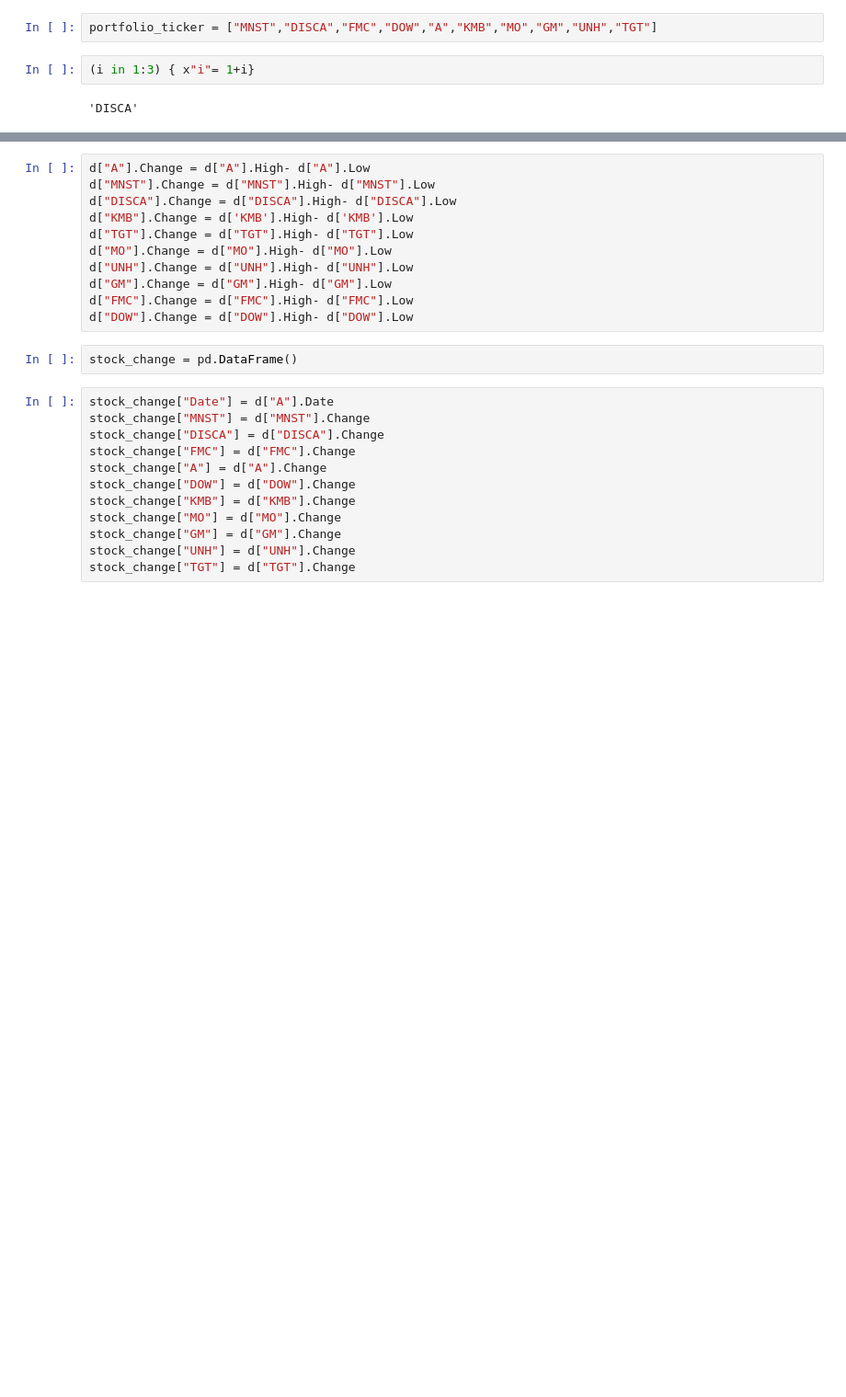
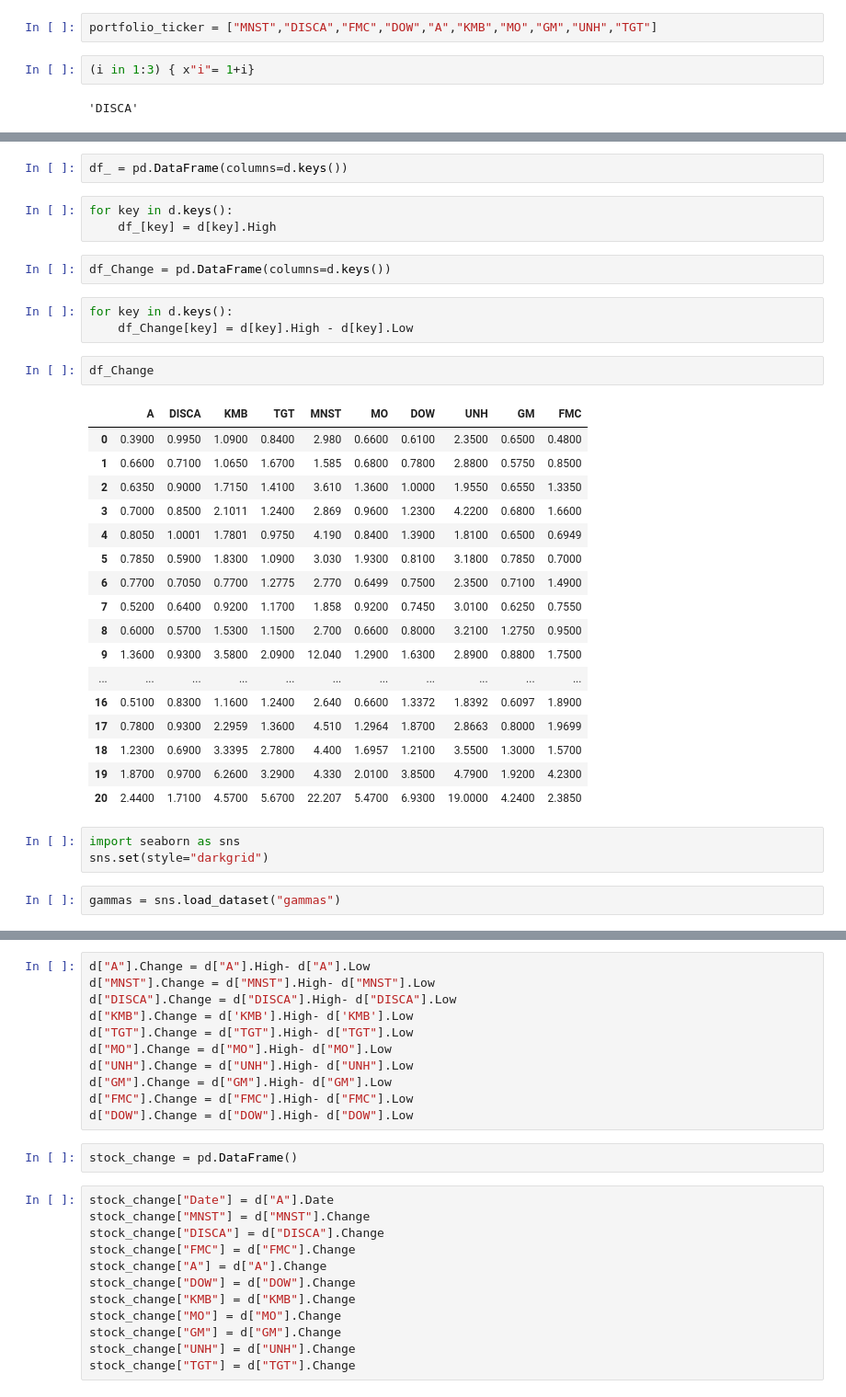
Before and after one commit to vibhorag/Data-Incubator-Ipython-Notebook, a Jupyter notebook: Week-2-Notebook.ipynb, the cells around one changed output, grey strips where cells are left out. Shown at 92% size. Saved outputs shown, nothing was run; the diff lists cells and outputs as text; blank space fills up the shorter version.

```diff
--- a/Week-2-Notebook.ipynb
+++ b/Week-2-Notebook.ipynb
@@ -131,0 +236,35 @@ https://www.quandl.com/api/v3/datasets/WIKI/TGT.json?start_date=2015-08-17&end_d
+# %%
+df_ = pd.DataFrame(columns=d.keys())
+# %%
+for key in d.keys():
+    df_[key] = d[key].High
+# %%
+df_Change = pd.DataFrame(columns=d.keys())
+# %%
+for key in d.keys():
+    df_Change[key] = d[key].High - d[key].Low
+# %%
+df_Change
+# %% [output]
+|  | A | DISCA | KMB | TGT | MNST | MO | DOW | UNH | GM | FMC |
+| 0 | 0.3900 | 0.9950 | 1.0900 | 0.8400 | 2.980 | 0.6600 | 0.6100 | 2.3500 | 0.6500 | 0.4800 |
+| 1 | 0.6600 | 0.7100 | 1.0650 | 1.6700 | 1.585 | 0.6800 | 0.7800 | 2.8800 | 0.5750 | 0.8500 |
+| 2 | 0.6350 | 0.9000 | 1.7150 | 1.4100 | 3.610 | 1.3600 | 1.0000 | 1.9550 | 0.6550 | 1.3350 |
+| 3 | 0.7000 | 0.8500 | 2.1011 | 1.2400 | 2.869 | 0.9600 | 1.2300 | 4.2200 | 0.6800 | 1.6600 |
+| 4 | 0.8050 | 1.0001 | 1.7801 | 0.9750 | 4.190 | 0.8400 | 1.3900 | 1.8100 | 0.6500 | 0.6949 |
+| 5 | 0.7850 | 0.5900 | 1.8300 | 1.0900 | 3.030 | 1.9300 | 0.8100 | 3.1800 | 0.7850 | 0.7000 |
+| 6 | 0.7700 | 0.7050 | 0.7700 | 1.2775 | 2.770 | 0.6499 | 0.7500 | 2.3500 | 0.7100 | 1.4900 |
+| 7 | 0.5200 | 0.6400 | 0.9200 | 1.1700 | 1.858 | 0.9200 | 0.7450 | 3.0100 | 0.6250 | 0.7550 |
+| 8 | 0.6000 | 0.5700 | 1.5300 | 1.1500 | 2.700 | 0.6600 | 0.8000 | 3.2100 | 1.2750 | 0.9500 |
+| 9 | 1.3600 | 0.9300 | 3.5800 | 2.0900 | 12.040 | 1.2900 | 1.6300 | 2.8900 | 0.8800 | 1.7500 |
+| ... | ... | ... | ... | ... | ... | ... | ... | ... | ... | ... |
+| 16 | 0.5100 | 0.8300 | 1.1600 | 1.2400 | 2.640 | 0.6600 | 1.3372 | 1.8392 | 0.6097 | 1.8900 |
+| 17 | 0.7800 | 0.9300 | 2.2959 | 1.3600 | 4.510 | 1.2964 | 1.8700 | 2.8663 | 0.8000 | 1.9699 |
+| 18 | 1.2300 | 0.6900 | 3.3395 | 2.7800 | 4.400 | 1.6957 | 1.2100 | 3.5500 | 1.3000 | 1.5700 |
+| 19 | 1.8700 | 0.9700 | 6.2600 | 3.2900 | 4.330 | 2.0100 | 3.8500 | 4.7900 | 1.9200 | 4.2300 |
+| 20 | 2.4400 | 1.7100 | 4.5700 | 5.6700 | 22.207 | 5.4700 | 6.9300 | 19.0000 | 4.2400 | 2.3850 |
+# %%
+import seaborn as sns
+sns.set(style="darkgrid")
+# %%
+gammas = sns.load_dataset("gammas")
```
Also changed, not shown: parts of 46 cells of this notebook, 4 other files.
